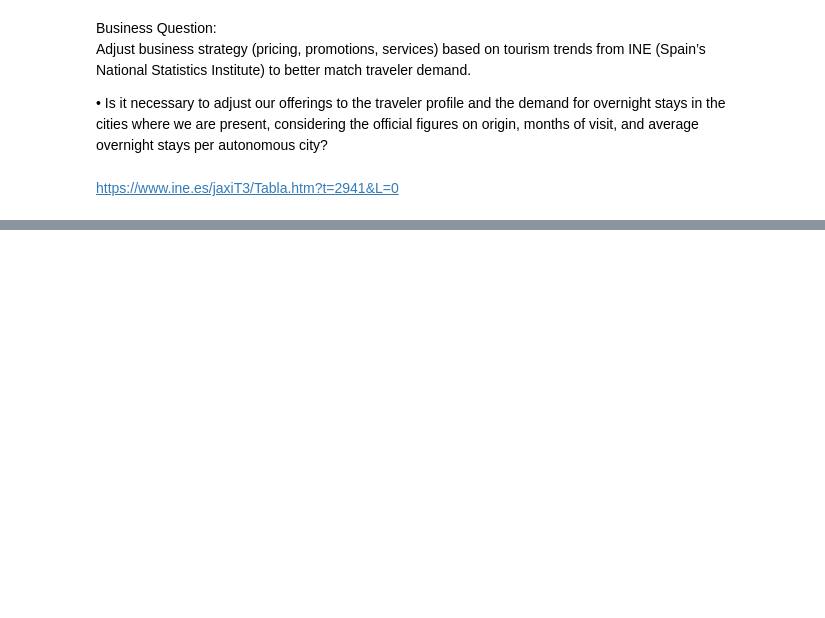
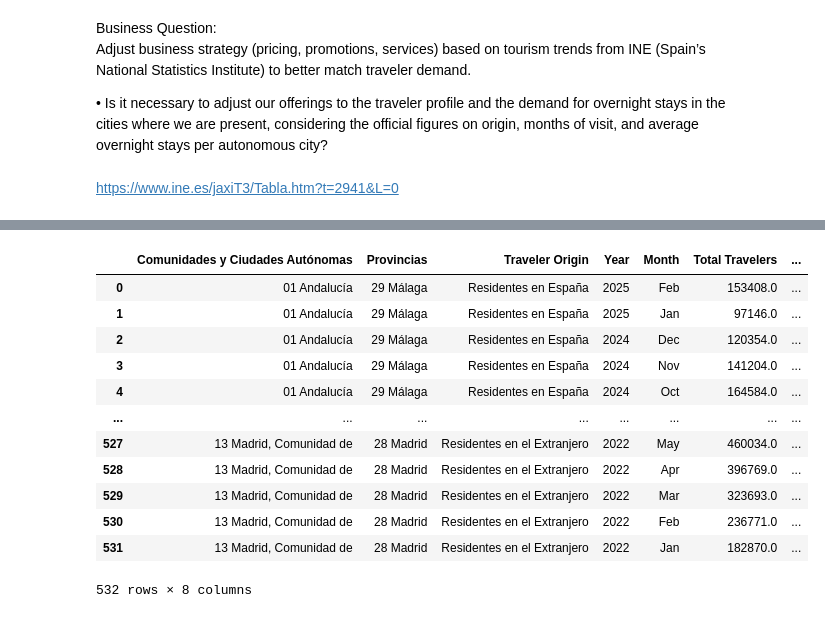
Before and after one commit to luybashu/tourism-accomodations-project, a Jupyter notebook: Scripts/S4_Encuesta de ocupación hotelera.ipynb, the cells around one changed output, grey strips where cells are left out. Saved outputs shown, nothing was run; the diff lists cells and outputs as text; code cells hidden in the pictures; blank space fills up the shorter version.

```diff
--- a/Scripts/S4_Encuesta de ocupación hotelera.ipynb
+++ b/Scripts/S4_Encuesta de ocupación hotelera.ipynb
@@ -132,6 +261,22 @@ month_map = {
     7: 'Jul', 8: 'Aug', 9: 'Sep', 10: 'Oct', 11: 'Nov', 12: 'Dec'
 }
 df_final['Month'] = df_final['Month'].map(month_map)
+# %%
+df_final
+# %% [output]
+|  | Comunidades y Ciudades Autónomas | Provincias | Traveler Origin | Year | Month | Total Travelers | ... |
+| 0 | 01 Andalucía | 29 Málaga | Residentes en España | 2025 | Feb | 153408.0 | ... |
+| 1 | 01 Andalucía | 29 Málaga | Residentes en España | 2025 | Jan | 97146.0 | ... |
+| 2 | 01 Andalucía | 29 Málaga | Residentes en España | 2024 | Dec | 120354.0 | ... |
+| 3 | 01 Andalucía | 29 Málaga | Residentes en España | 2024 | Nov | 141204.0 | ... |
+| 4 | 01 Andalucía | 29 Málaga | Residentes en España | 2024 | Oct | 164584.0 | ... |
+| ... | ... | ... | ... | ... | ... | ... | ... |
+| 527 | 13 Madrid, Comunidad de | 28 Madrid | Residentes en el Extranjero | 2022 | May | 460034.0 | ... |
+| 528 | 13 Madrid, Comunidad de | 28 Madrid | Residentes en el Extranjero | 2022 | Apr | 396769.0 | ... |
+| 529 | 13 Madrid, Comunidad de | 28 Madrid | Residentes en el Extranjero | 2022 | Mar | 323693.0 | ... |
+| 530 | 13 Madrid, Comunidad de | 28 Madrid | Residentes en el Extranjero | 2022 | Feb | 236771.0 | ... |
+| 531 | 13 Madrid, Comunidad de | 28 Madrid | Residentes en el Extranjero | 2022 | Jan | 182870.0 | ... |
+532 rows × 8 columns
 # %%
 origin_dist = df_final.groupby('Traveler Origin')['Total Travelers'].sum().reset_index()
 
```
Also changed, not shown: parts of 13 cells of this notebook.
